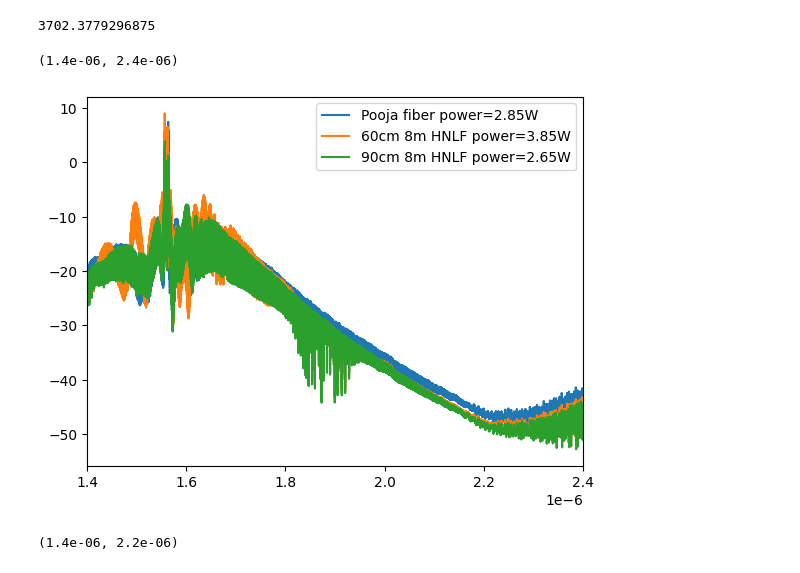
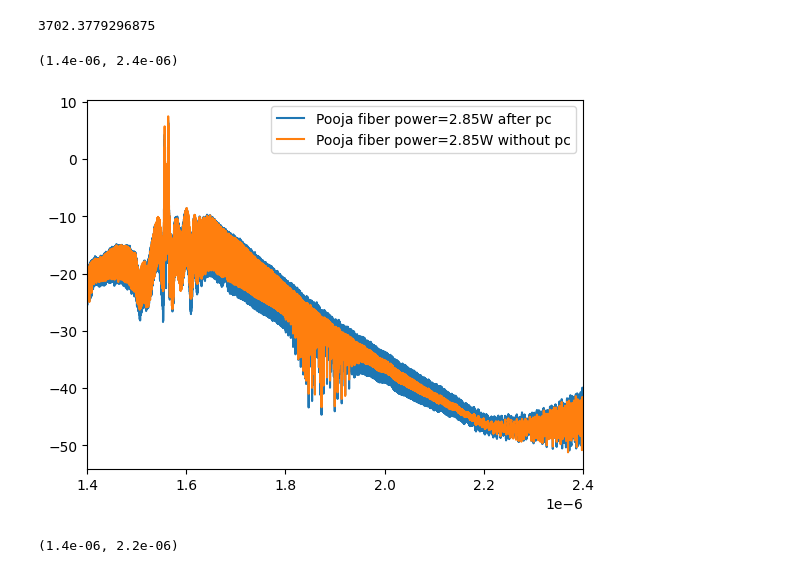
Before and after one commit to kester2015/KeckLFC-deploy, a Jupyter notebook: Notebooks/new_laptop_test.ipynb, the cells around one changed output. Saved outputs shown, nothing was run; the diff lists cells and outputs as text; code cells hidden in the pictures.

```diff
--- a/Notebooks/new_laptop_test.ipynb
+++ b/Notebooks/new_laptop_test.ipynb
@@ -1136,32 +1137,32 @@ y_new=bbnew['y']
 x_cut=cc['x']
 y_cut=cc['y']
 # %%
-single=np.load(r'D:\astrocomb\KeckLFC-deploy\pulse_data\20240705_cut140_disp_m3p76_iter2_pwr3p85_new.npz')
+single=np.load(r'D:\astrocomb\KeckLFC-deploy\pulse_data\20240707_pooja_disp_m3p64_iter2_pwr2p85_addpc.npz')
 double=np.load(r'D:\astrocomb\KeckLFC-deploy\pulse_data\20240706_pooja_disp_m3p64_iter2_pwr2p85_new.npz')
-tripple=np.load(r'D:\astrocomb\KeckLFC-deploy\pulse_data\20240704_cut120_disp_m3p76_iter1_pwr2p65.npz')
+tripple=np.load(r'D:\astrocomb\KeckLFC-deploy\pulse_data\20240707_pooja_disp_m3p64_iter3_pwr2p85_addpc.npz')
 # %%
 single_x=single['x']
 single_y=single['y']
 
 double_x=double['x']
 double_y=double['y']
 
 tripple_x=tripple['x']
 tripple_y=tripple['y']
 st=1.4
 sp=2.4
+plt.plot(tripple_x,tripple_y)
+#plt.plot(single_x,single_y)
 plt.plot(double_x,double_y)
-plt.plot(single_x,single_y)
-
-plt.plot(tripple_x,tripple_y)
 
 
-plt.legend(['Pooja fiber power=2.85W','60cm 8m HNLF power=3.85W','90cm 8m HNLF power=2.65W'])
+
+plt.legend(['Pooja fiber power=2.85W after pc','Pooja fiber power=2.85W without pc'])
 
 plt.xlim(st*1e-6,sp*1e-6)
 # %% [output]
 (1.4e-06, 2.4e-06)
-[figure, old version]
+[figure, new version]
 # %%
 st=1.4
 sp=2.2
```
Also changed, not shown: parts of 4 cells of this notebook, 2 other files.
